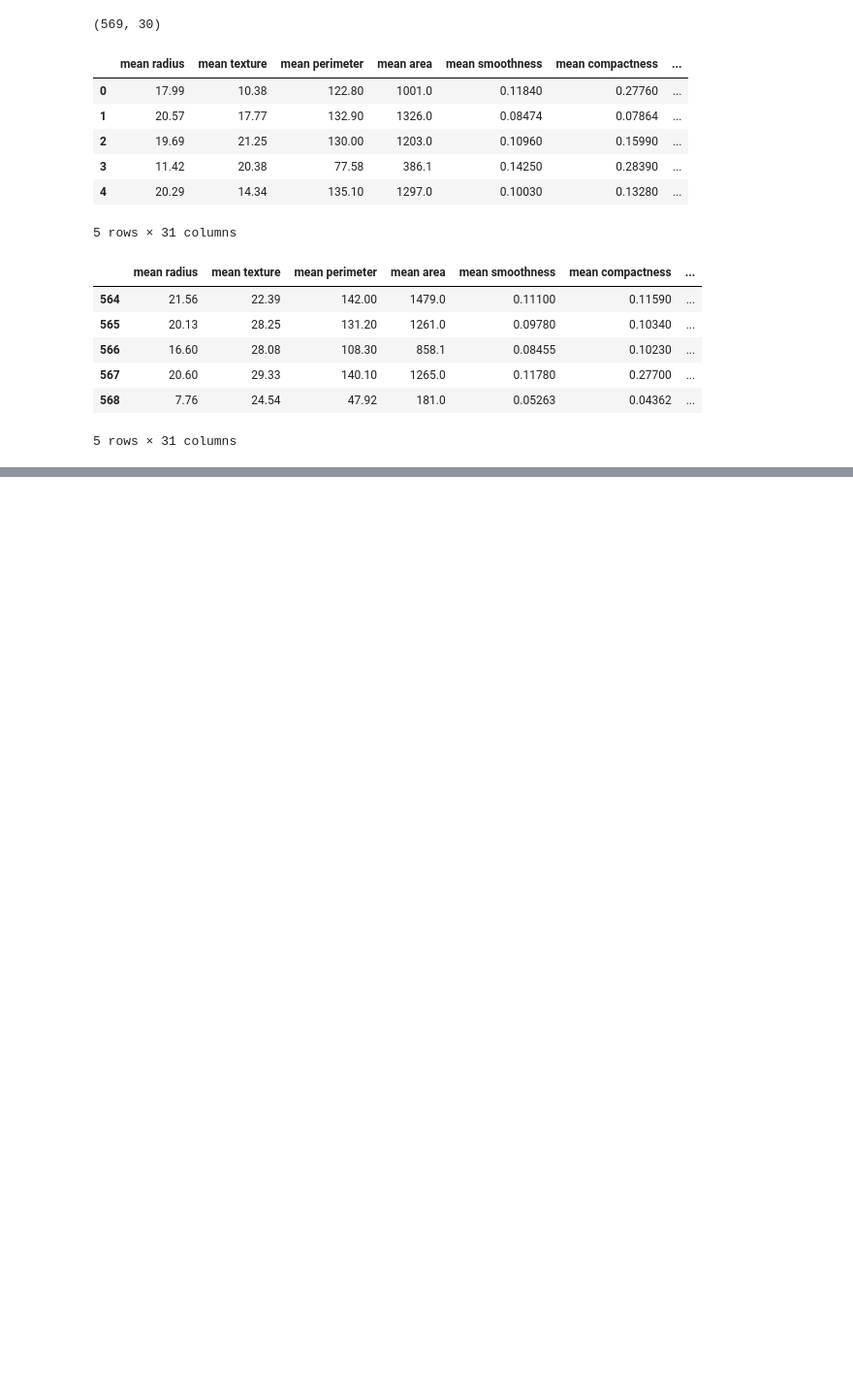
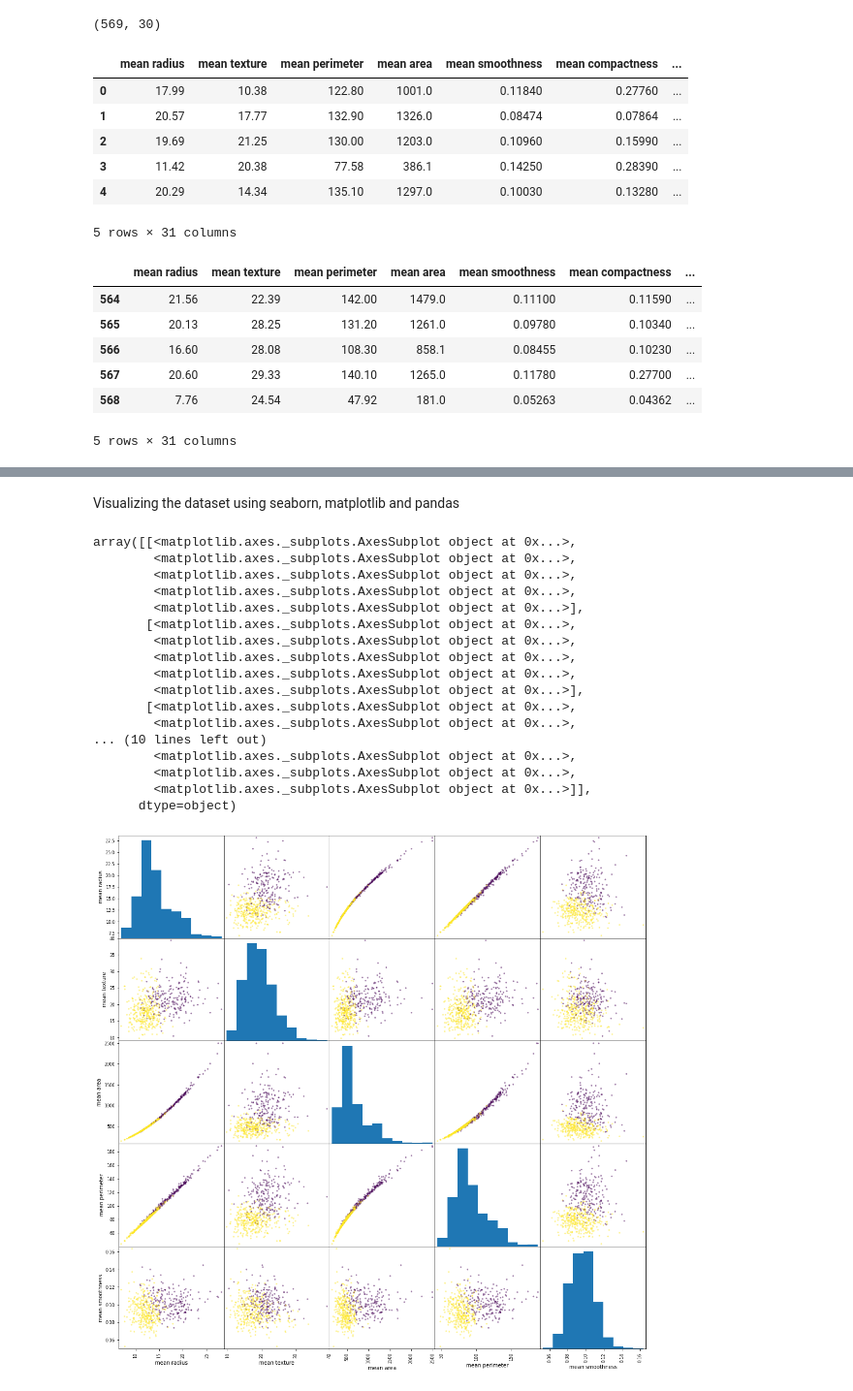
Before and after one commit to fahr-khadija/Breast-Cancer-ML, a Jupyter notebook: Breast_Cancer.ipynb, the cells around one changed output, grey strips where cells are left out. Shown at 97% size. Cells and saved outputs as stored; diff of their text form; code cells hidden in the pictures; blank space fills up the shorter version.

```diff
--- a/Breast_Cancer.ipynb
+++ b/Breast_Cancer.ipynb
@@ -237,0 +317,25 @@ df_cancer.tail()
+# %% [markdown]
+Visualizing the dataset using seaborn, matplotlib and pandas
+# %%
+from pandas.plotting import scatter_matrix
+attributes = ['mean radius', 'mean texture', 'mean area', 'mean perimeter', 'mean smoothness']
+scatter_matrix(df_cancer[attributes], figsize = (18,18), c=df_cancer['target'])
+# %% [output]
+array([[<matplotlib.axes._subplots.AxesSubplot object at 0x...>,
+        <matplotlib.axes._subplots.AxesSubplot object at 0x...>,
+        <matplotlib.axes._subplots.AxesSubplot object at 0x...>,
+        <matplotlib.axes._subplots.AxesSubplot object at 0x...>,
+        <matplotlib.axes._subplots.AxesSubplot object at 0x...>],
+       [<matplotlib.axes._subplots.AxesSubplot object at 0x...>,
+        <matplotlib.axes._subplots.AxesSubplot object at 0x...>,
+        <matplotlib.axes._subplots.AxesSubplot object at 0x...>,
+        <matplotlib.axes._subplots.AxesSubplot object at 0x...>,
+        <matplotlib.axes._subplots.AxesSubplot object at 0x...>],
+       [<matplotlib.axes._subplots.AxesSubplot object at 0x...>,
+        <matplotlib.axes._subplots.AxesSubplot object at 0x...>,
+... (10 lines left out)
+        <matplotlib.axes._subplots.AxesSubplot object at 0x...>,
+        <matplotlib.axes._subplots.AxesSubplot object at 0x...>,
+        <matplotlib.axes._subplots.AxesSubplot object at 0x...>]],
+      dtype=object)
+[figure, added]
```
Also changed, not shown: parts of 6 cells of this notebook.
